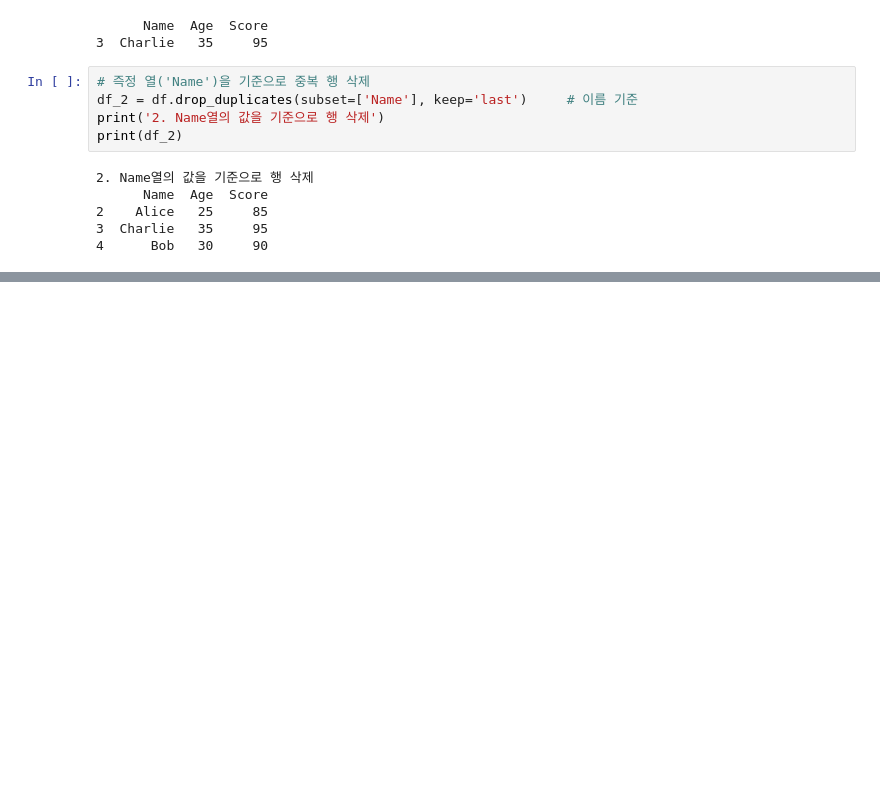
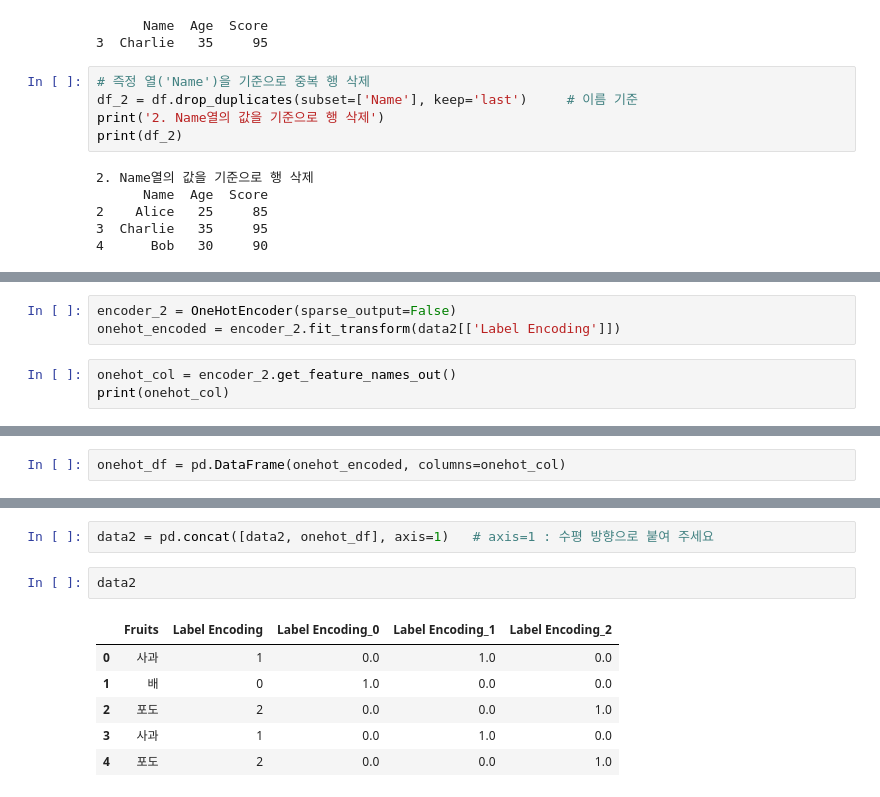
Before and after one commit to juhyeonjyu/SKRookies-ai-machine-learning, a Jupyter notebook: ai_2.ipynb, the cells around one changed output, grey strips where cells are left out. Drawn from its saved outputs; the diff is of its cells as text; blank space fills up the shorter version.

```diff
--- a/ai_2.ipynb
+++ b/ai_2.ipynb
@@ -508,0 +610,6 @@ print(df_2)
+# %%
+encoder_2 = OneHotEncoder(sparse_output=False)
+onehot_encoded = encoder_2.fit_transform(data2[['Label Encoding']])
+# %%
+onehot_col = encoder_2.get_feature_names_out()
+print(onehot_col)
@@ -508,0 +618,2 @@ print(df_2)
+# %%
+onehot_df = pd.DataFrame(onehot_encoded, columns=onehot_col)
@@ -508,0 +629,11 @@ print(df_2)
+# %%
+data2 = pd.concat([data2, onehot_df], axis=1)   # axis=1 : 수평 방향으로 붙여 주세요
+# %%
+data2
+# %% [output]
+|  | Fruits | Label Encoding | Label Encoding_0 | Label Encoding_1 | Label Encoding_2 |
+| 0 | 사과 | 1 | 0.0 | 1.0 | 0.0 |
+| 1 | 배 | 0 | 1.0 | 0.0 | 0.0 |
+| 2 | 포도 | 2 | 0.0 | 0.0 | 1.0 |
+| 3 | 사과 | 1 | 0.0 | 1.0 | 0.0 |
+| 4 | 포도 | 2 | 0.0 | 0.0 | 1.0 |
```
Also changed, not shown: parts of 16 cells of this notebook, 3 other files.
